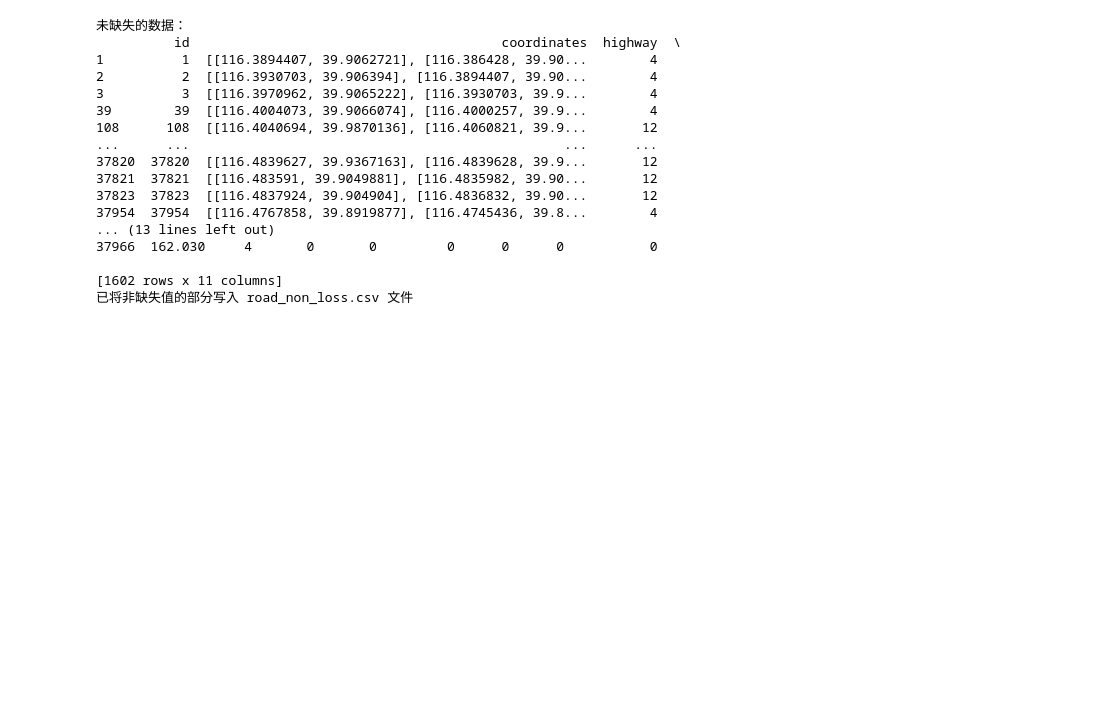
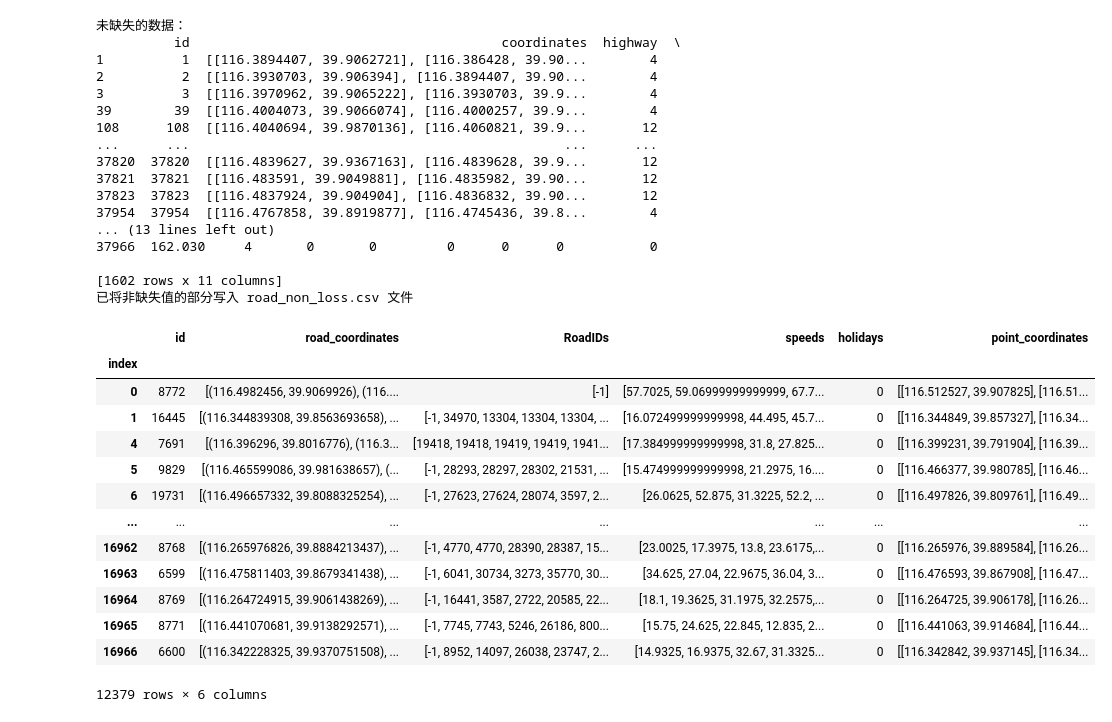
Before and after one commit to UyJZ/BUAA-DM23, a Jupyter notebook: database/data_instruction.ipynb, the cells around one changed output. Cells and saved outputs as stored; diff of their text form; code cells hidden in the pictures; blank space fills up the shorter version.

Commit message:
finish neighbor road

```diff
--- a/database/data_instruction.ipynb
+++ b/database/data_instruction.ipynb
@@ -201,3 +201,21 @@ print("已将非缺失值的部分写入 road_non_loss.csv 文件")
 
 [1602 rows x 11 columns]
 已将非缺失值的部分写入 road_non_loss.csv 文件
+# %%
+merged = pd.read_csv(cwd / 'output' / 'train_set_holiday_0.csv', index_col=0)
+merged
+# %% [output]
+|  | id | road_coordinates | RoadIDs | speeds | holidays | point_coordinates |
+| index |  |  |  |  |  |  |
+| 0 | 8772 | [(116.4982456, 39.9069926), (116.... | [-1] | [57.7025, 59.06999999999999, 67.7... | 0 | [[116.512527, 39.907825], [116.51... |
+| 1 | 16445 | [(116.344839308, 39.8563693658), ... | [-1, 34970, 13304, 13304, 13304, ... | [16.072499999999998, 44.495, 45.7... | 0 | [[116.344849, 39.857327], [116.34... |
+| 4 | 7691 | [(116.396296, 39.8016776), (116.3... | [19418, 19418, 19419, 19419, 1941... | [17.384999999999998, 31.8, 27.825... | 0 | [[116.399231, 39.791904], [116.39... |
+| 5 | 9829 | [(116.465599086, 39.981638657), (... | [-1, 28293, 28297, 28302, 21531, ... | [15.474999999999998, 21.2975, 16.... | 0 | [[116.466377, 39.980785], [116.46... |
+| 6 | 19731 | [(116.496657332, 39.8088325254), ... | [-1, 27623, 27624, 28074, 3597, 2... | [26.0625, 52.875, 31.3225, 52.2, ... | 0 | [[116.497826, 39.809761], [116.49... |
+| ... | ... | ... | ... | ... | ... | ... |
+| 16962 | 8768 | [(116.265976826, 39.8884213437), ... | [-1, 4770, 4770, 28390, 28387, 15... | [23.0025, 17.3975, 13.8, 23.6175,... | 0 | [[116.265976, 39.889584], [116.26... |
+| 16963 | 6599 | [(116.475811403, 39.8679341438), ... | [-1, 6041, 30734, 3273, 35770, 30... | [34.625, 27.04, 22.9675, 36.04, 3... | 0 | [[116.476593, 39.867908], [116.47... |
+| 16964 | 8769 | [(116.264724915, 39.9061438269), ... | [-1, 16441, 3587, 2722, 20585, 22... | [18.1, 19.3625, 31.1975, 32.2575,... | 0 | [[116.264725, 39.906178], [116.26... |
+| 16965 | 8771 | [(116.441070681, 39.9138292571), ... | [-1, 7745, 7743, 5246, 26186, 800... | [15.75, 24.625, 22.845, 12.835, 2... | 0 | [[116.441063, 39.914684], [116.44... |
+| 16966 | 6600 | [(116.342228325, 39.9370751508), ... | [-1, 8952, 14097, 26038, 23747, 2... | [14.9325, 16.9375, 32.67, 31.3325... | 0 | [[116.342842, 39.937145], [116.34... |
+12379 rows × 6 columns
```
Also changed, not shown: 29 other files.
